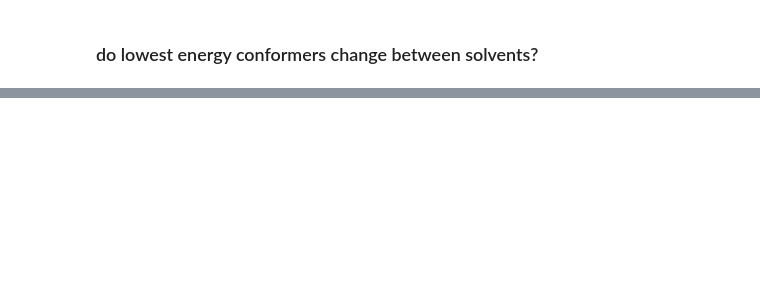
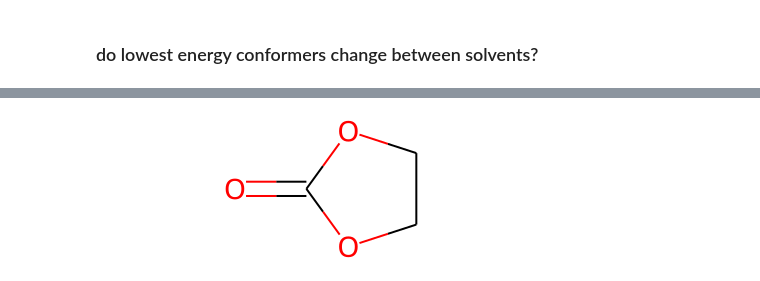
Before and after one commit to PattanaikL/conf_solv, a Jupyter notebook: ipython/analyze_dataset.ipynb, the cells around one changed output, grey strips where cells are left out. Cells and saved outputs as stored; diff of their text form; code cells hidden in the pictures; blank space fills up the shorter version.

```diff
--- a/ipython/analyze_dataset.ipynb
+++ b/ipython/analyze_dataset.ipynb
@@ -250,0 +291,4 @@ n_solvents
+# %%
+Chem.MolFromSmiles('C1COC(=O)O1')
+# %% [output]
+[figure, added]
```
Also changed, not shown: parts of 20 cells of this notebook.
